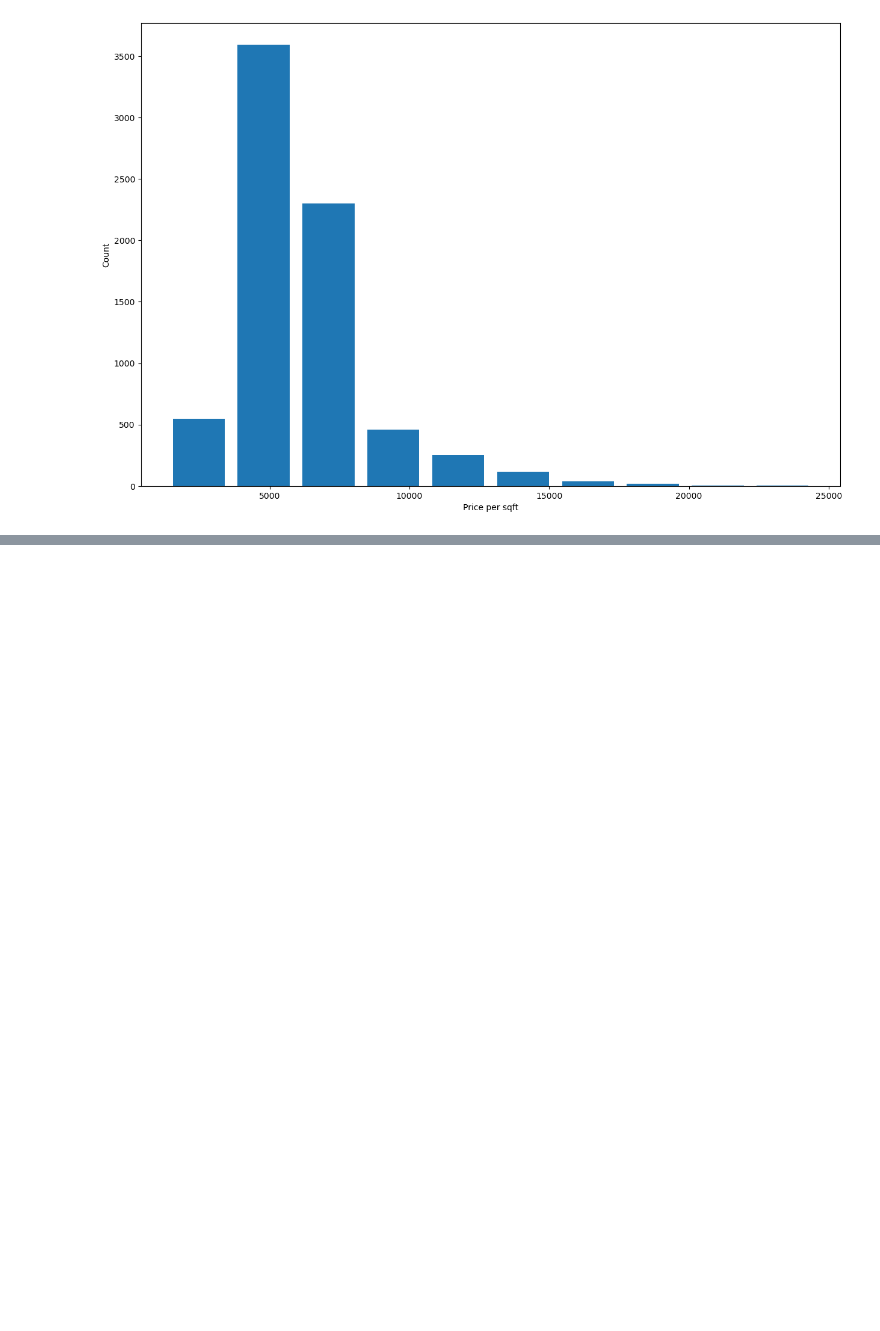
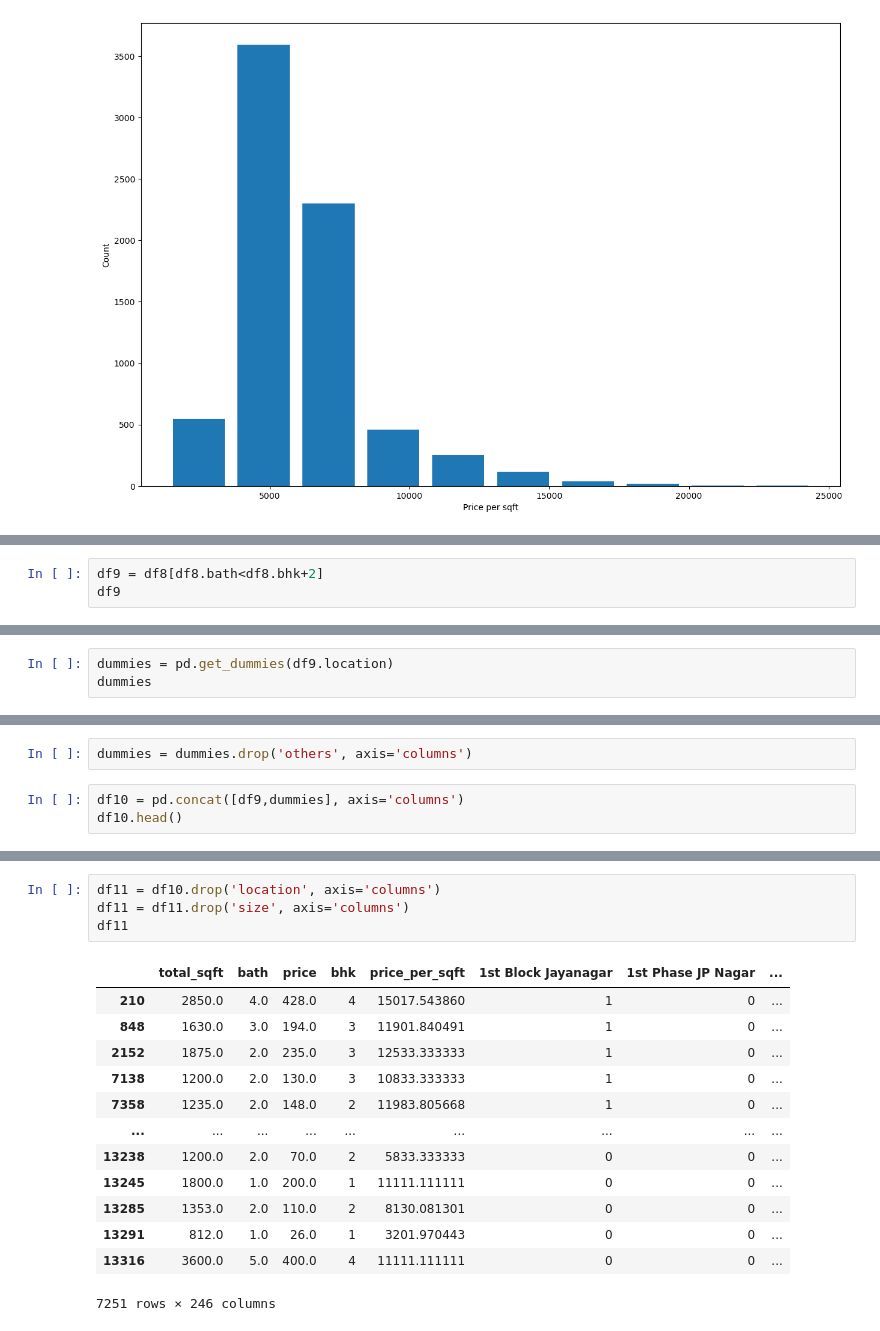
Before and after one commit to ShishirMagge/Machine-Learning-Projects, a Jupyter notebook: BengaluruPricePred/BengaluruPrice.ipynb, the cells around one changed output, grey strips where cells are left out. Saved outputs shown, nothing was run; the diff lists cells and outputs as text; blank space fills up the shorter version.

```diff
--- a/BengaluruPricePred/BengaluruPrice.ipynb
+++ b/BengaluruPricePred/BengaluruPrice.ipynb
@@ -372,0 +356,3 @@ AttributeError: 'DataFrame' object has no attribute 'price_per_sqrt'
+# %%
+df9 = df8[df8.bath<df8.bhk+2]
+df9
@@ -372,0 +392,3 @@ AttributeError: 'DataFrame' object has no attribute 'price_per_sqrt'
+# %%
+dummies = pd.get_dummies(df9.location)
+dummies
@@ -372,0 +409,5 @@ AttributeError: 'DataFrame' object has no attribute 'price_per_sqrt'
+# %%
+dummies = dummies.drop('others', axis='columns')
+# %%
+df10 = pd.concat([df9,dummies], axis='columns')
+df10.head()
@@ -372,0 +422,18 @@ AttributeError: 'DataFrame' object has no attribute 'price_per_sqrt'
+# %%
+df11 = df10.drop('location', axis='columns')
+df11 = df11.drop('size', axis='columns')
+df11
+# %% [output]
+|  | total_sqft | bath | price | bhk | price_per_sqft | 1st Block Jayanagar | 1st Phase JP Nagar | ... |
+| 210 | 2850.0 | 4.0 | 428.0 | 4 | 15017.543860 | 1 | 0 | ... |
+| 848 | 1630.0 | 3.0 | 194.0 | 3 | 11901.840491 | 1 | 0 | ... |
+| 2152 | 1875.0 | 2.0 | 235.0 | 3 | 12533.333333 | 1 | 0 | ... |
+| 7138 | 1200.0 | 2.0 | 130.0 | 3 | 10833.333333 | 1 | 0 | ... |
+| 7358 | 1235.0 | 2.0 | 148.0 | 2 | 11983.805668 | 1 | 0 | ... |
+| ... | ... | ... | ... | ... | ... | ... | ... | ... |
+| 13238 | 1200.0 | 2.0 | 70.0 | 2 | 5833.333333 | 0 | 0 | ... |
+| 13245 | 1800.0 | 1.0 | 200.0 | 1 | 11111.111111 | 0 | 0 | ... |
+| 13285 | 1353.0 | 2.0 | 110.0 | 2 | 8130.081301 | 0 | 0 | ... |
+| 13291 | 812.0 | 1.0 | 26.0 | 1 | 3201.970443 | 0 | 0 | ... |
+| 13316 | 3600.0 | 5.0 | 400.0 | 4 | 11111.111111 | 0 | 0 | ... |
+7251 rows × 246 columns
```
Also changed, not shown: parts of 21 cells of this notebook.
